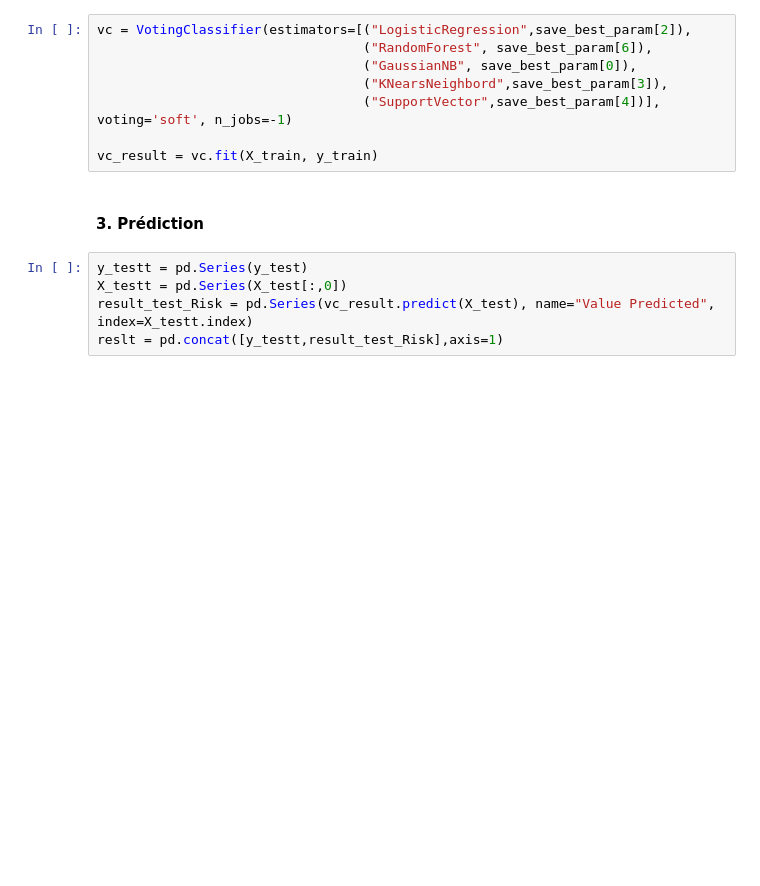
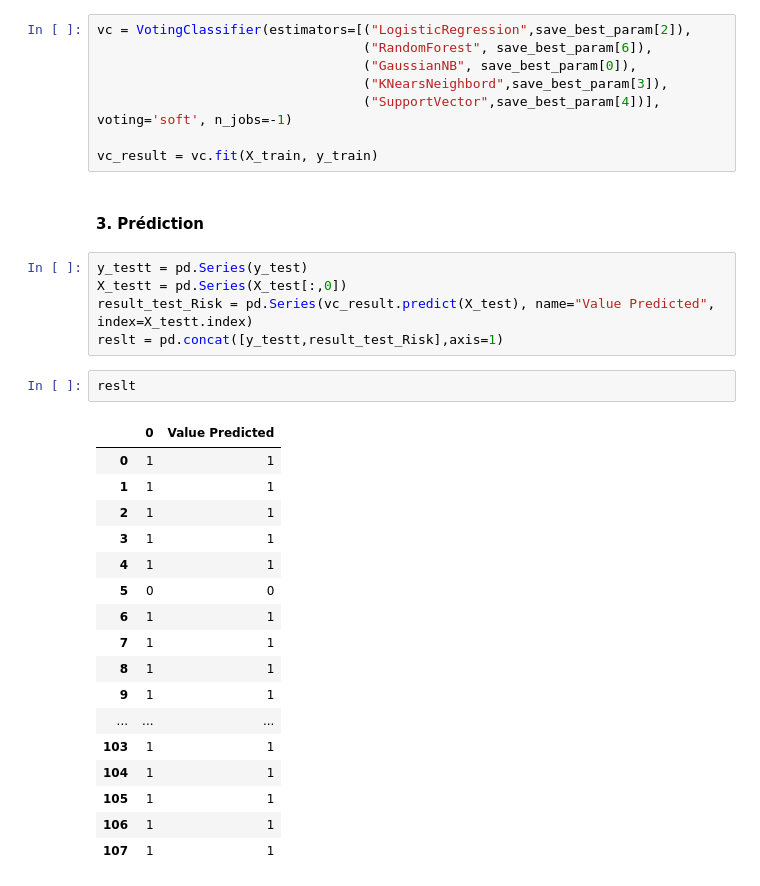
Before and after one commit to karidioulah/Climate-Model-Simulation-Crashes-Prediction, a Jupyter notebook: prediction_simulation_crashes.ipynb, the cells around one changed output. Cells and saved outputs as stored; diff of their text form; blank space fills up the shorter version.

```diff
--- a/prediction_simulation_crashes.ipynb
+++ b/prediction_simulation_crashes.ipynb
@@ -978,3 +978,23 @@ y_testt = pd.Series(y_test)
 X_testt = pd.Series(X_test[:,0])
 result_test_Risk = pd.Series(vc_result.predict(X_test), name="Value Predicted", index=X_testt.index)
 reslt = pd.concat([y_testt,result_test_Risk],axis=1)
+# %%
+reslt
+# %% [output]
+|  | 0 | Value Predicted |
+| 0 | 1 | 1 |
+| 1 | 1 | 1 |
+| 2 | 1 | 1 |
+| 3 | 1 | 1 |
+| 4 | 1 | 1 |
+| 5 | 0 | 0 |
+| 6 | 1 | 1 |
+| 7 | 1 | 1 |
+| 8 | 1 | 1 |
+| 9 | 1 | 1 |
+| ... | ... | ... |
+| 103 | 1 | 1 |
+| 104 | 1 | 1 |
+| 105 | 1 | 1 |
+| 106 | 1 | 1 |
+| 107 | 1 | 1 |
```
Also changed, not shown: 1 other file.
